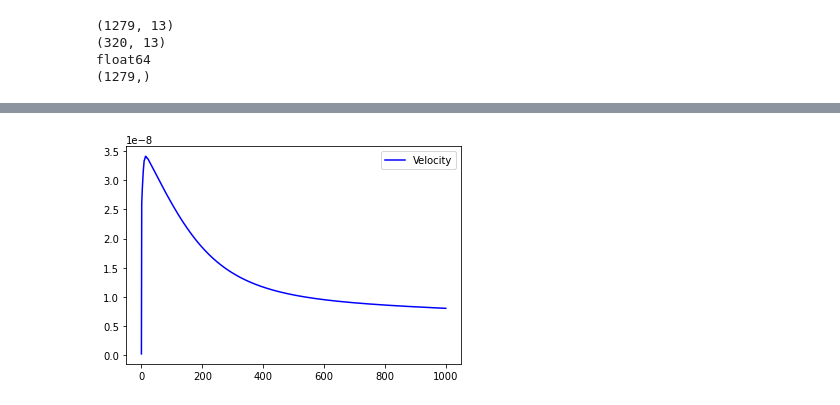
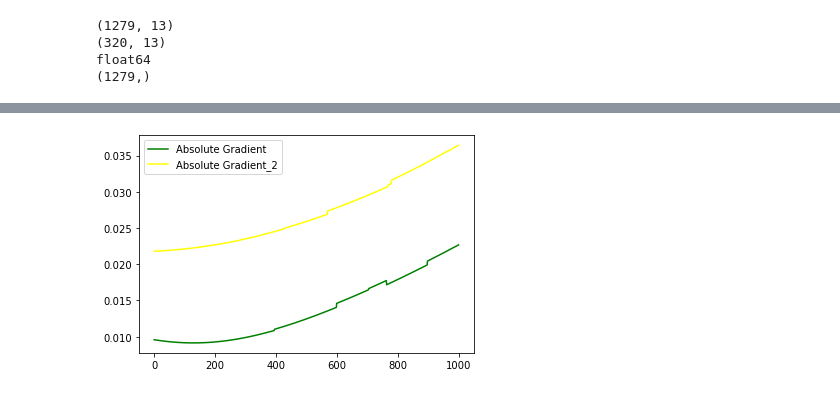
Before and after one commit to kartiksrinivas007/Epoch-Project-2022, a Jupyter notebook: Neural_Network.ipynb, the cells around one changed output, grey strips where cells are left out. Cells and saved outputs as stored; diff of their text form; code cells hidden in the pictures.

Commit message:
Batch Analysis Added

```diff
--- a/Neural_Network.ipynb
+++ b/Neural_Network.ipynb
@@ -51,11 +51,14 @@ print(y_train.shape)
 float64
 (1279,)
 # %%
-x_max = np.max(x_train, axis = 0)
-x_min = np.min(x_train, axis = 0)
-x_train = (x_train - x_min) / (x_max - x_min)
-mu = x_min
-sigma = (x_max - x_min)
+# x_max = np.max(x_train, axis = 0)
+# x_min = np.min(x_train, axis = 0)
+# x_train = (x_train - x_min) / (x_max - x_min)
+mu = x_train.mean(axis = 0)
+sigma = x_train.std(axis = 0)
+x_train  = (x_train - x_train.mean(axis = 0))/x_train.std(axis = 0)
+# mu = x_min
+# sigma = (x_max - x_min)
 print(x_train.shape)
 print(y_train.shape)
 plt.scatter(x_train[:, 0], x_train[:, 1], c=y_train, s=50, cmap='spring')
@@ -108,13 +120,16 @@ class TwoLayerNet():
 # %%
-Model = TwoLayerNet(input_dim = x_train.shape[1], hidden_dim = 10, output_dim = 3)
+Model = TwoLayerNet(input_dim = x_train.shape[1], hidden_dim = 10, output_dim = 2)
 
 loss, grads = Model.loss(x_train, y_train)
 
 print("loss =", loss)
 
-Model.params['W'] = Model.params['W'] - 0.1*grads['W']
-Model.params['b'] = Model.params['b'] - 0.1*grads['b']
+Model.params['W1'] = Model.params['W1'] - 0.1*grads['W1']
+Model.params['b1'] = Model.params['b1'] - 0.1*grads['b1']
+Model.params['W2'] = Model.params['W2'] - 0.1*grads['W2']
+Model.params['b2'] = Model.params['b2'] - 0.1*grads['b2']
 
 loss, grads = Model.loss(x_train, y_train)
-print("loss after change =", loss)
+print("shape of W_1 = ",Model.params['W1'].shape)
+scores = Model.predict(x_train)
 # %% [output]
@@ -123,4 +183,4 @@ loss after change = 2.2853082353772467
 # %%
-SGD = Solver(Model, x_train, y_train, lr = 1.5e-5, batch_size = 30, num_epochs = 1000, print_every = 1000)
+SGD = NewSolver(Model, x_train, y_train, lr = 1.9e-5, batch_size = 20, num_epochs = 1000, print_every = 1000)
 SGD.train()
 # %% [output]
@@ -143,0 +204,7 @@ Epoch =  999 Batch =  0 Loss =  21.17326891946376 Gradient_max =  0.200640756897
+# %%
+epochs = range(0,SGD.num_epochs)
+test_epochs  = range(0,SGD.loss_history.shape[0])
+plt.plot(test_epochs, SGD.loss_history, label = 'Loss Batch 0 ', color = 'red')
+plt.plot(test_epochs, SGD.loss_2_history, label = 'Loss Batch 35', color = 'blue')
+plt.legend()
+plt.show()
@@ -151,6 +217,7 @@ plt.show()
 # %%
-plt.plot(epochs, SGD.vel_history, label = 'Velocity', color = 'blue')
+plt.plot(test_epochs, SGD.grad_history, label = 'Absolute Gradient', color = 'green')
+plt.plot(test_epochs, SGD.grad_2_history, label = 'Absolute Gradient_2', color = 'yellow')
 plt.legend()
 plt.show()
 # %% [output]
-[figure, old version]
+[figure, new version]
```
Also changed, not shown: parts of 10 cells of this notebook, 2 other files.
